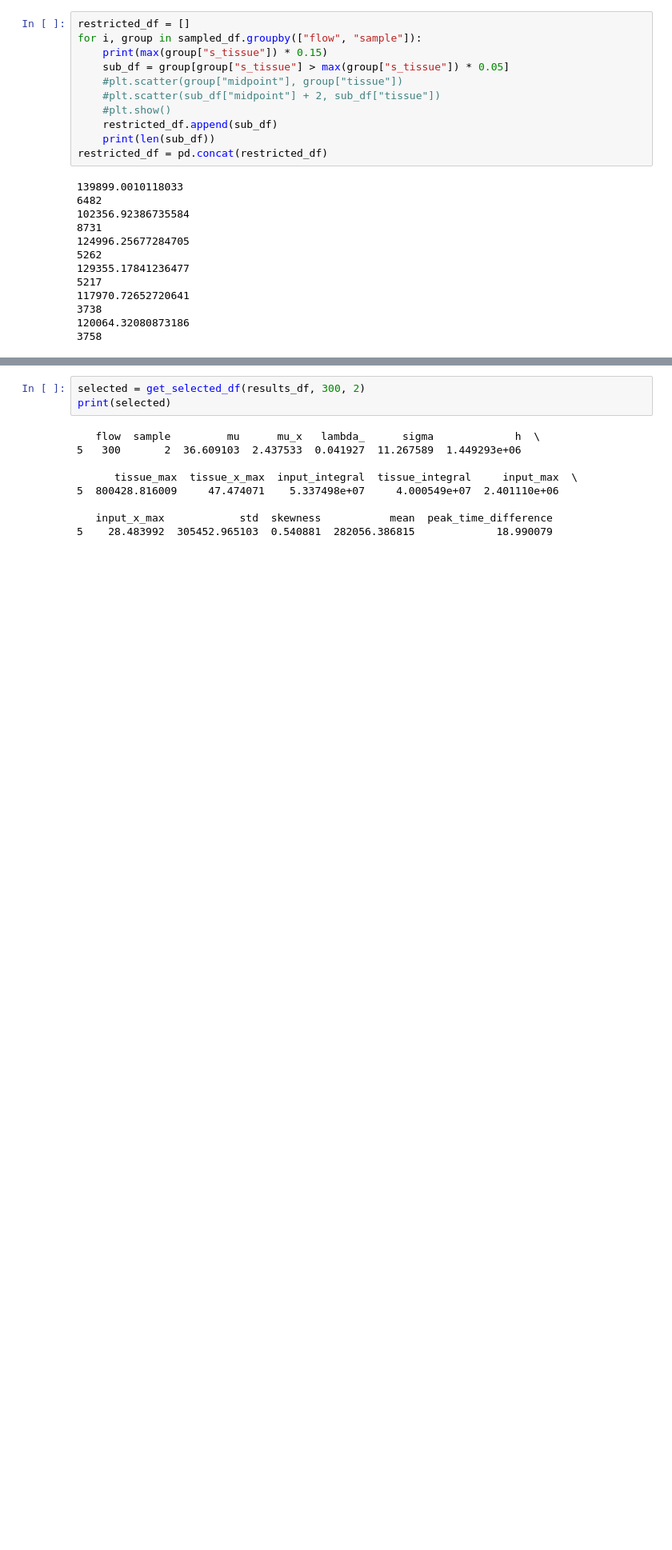
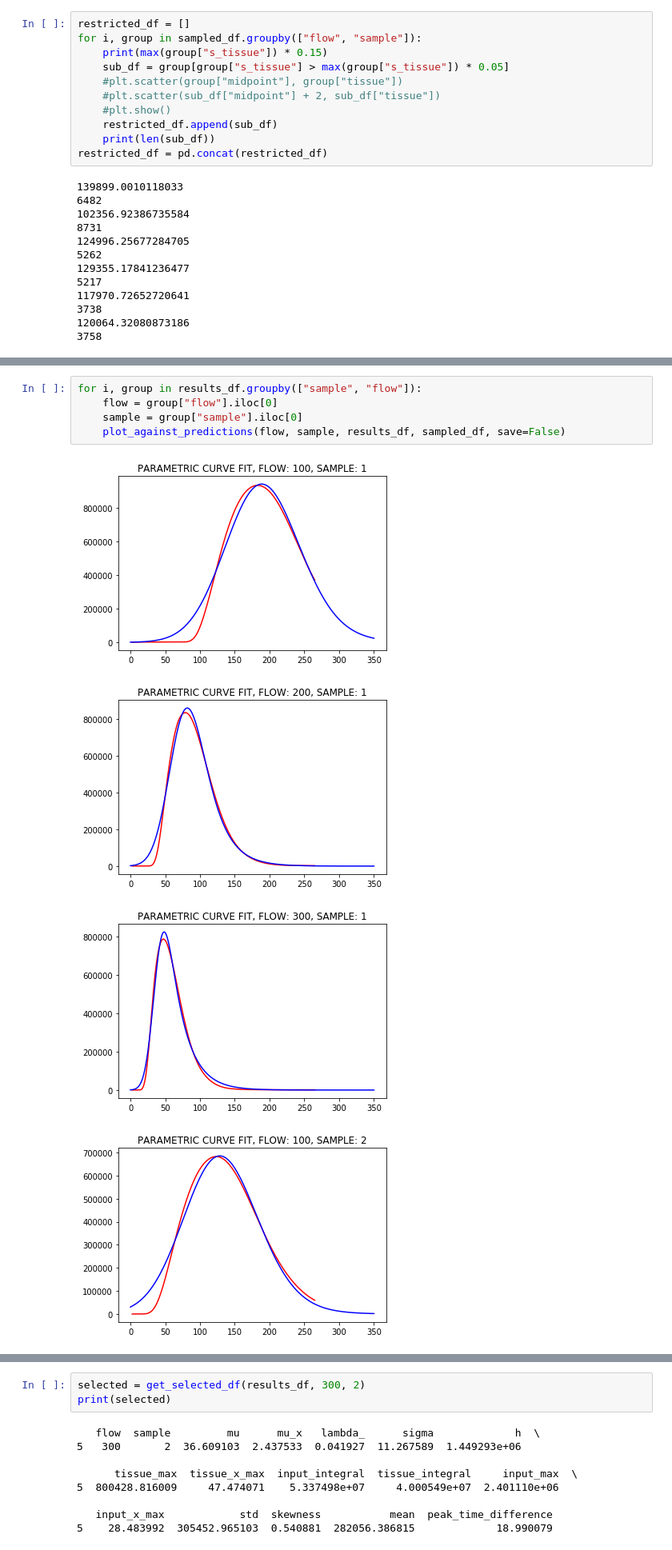
Before and after one commit to MesRot/SMAT_projekti, a Jupyter notebook: src/optimointi_aloitus_v.1.2.ipynb, the cells around one changed output, grey strips where cells are left out. Shown: that part at 80% size. Drawn from its saved outputs; the diff is of its cells as text; blank space fills up the shorter version.

```diff
--- a/src/optimointi_aloitus_v.1.2.ipynb
+++ b/src/optimointi_aloitus_v.1.2.ipynb
@@ -316,0 +352,10 @@ ENDING SECOND OPTIMIZE. PARAMS: [1449293.18105985]
+# %%
+for i, group in results_df.groupby(["sample", "flow"]):
+    flow = group["flow"].iloc[0]
+    sample = group["sample"].iloc[0]
+    plot_against_predictions(flow, sample, results_df, sampled_df, save=False)
+# %% [output]
+[figure, added]
+[figure, added]
+[figure, added]
+[figure, added]
```
Also changed, not shown: parts of 18 cells of this notebook, 1 other file.
